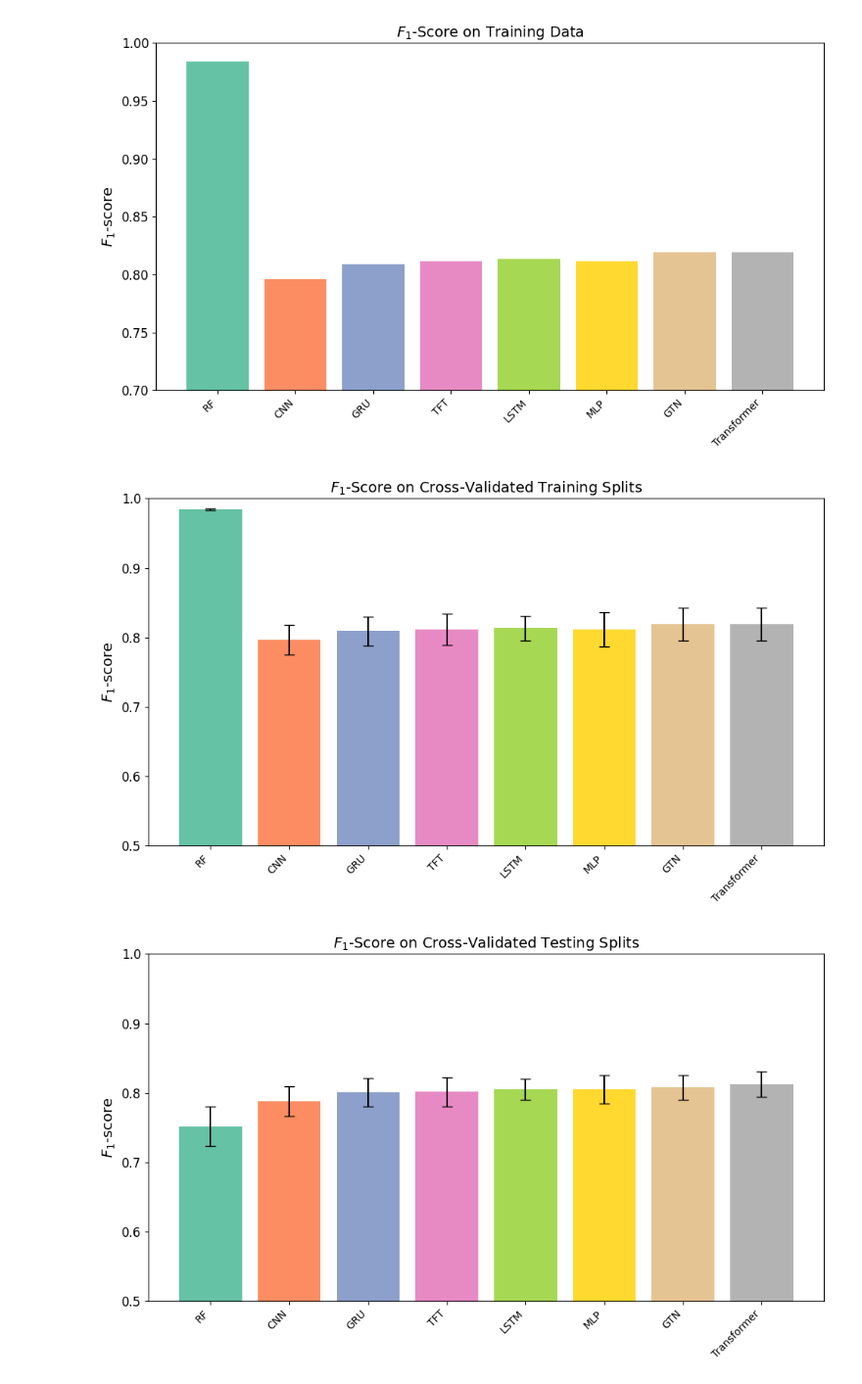
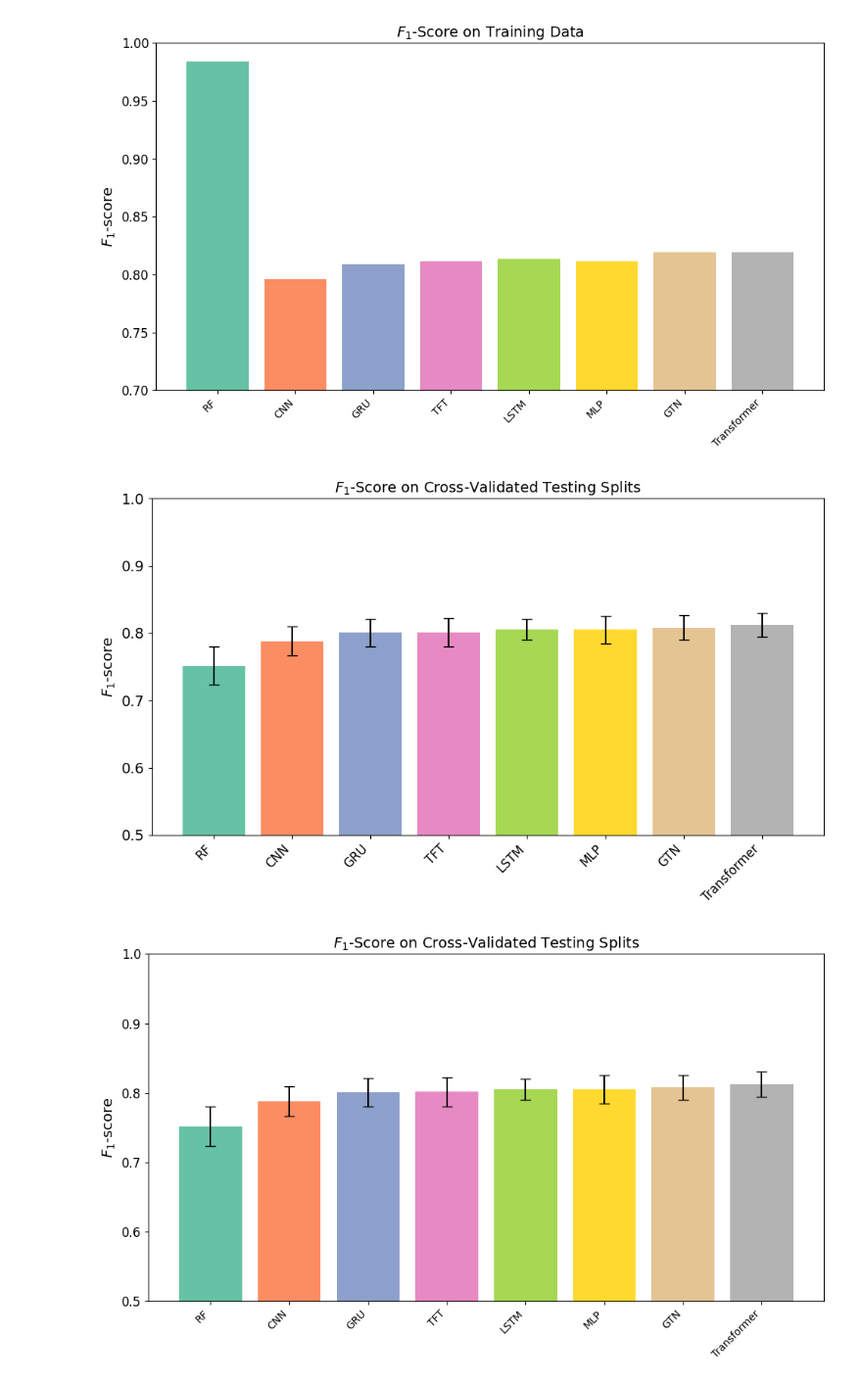
Before and after one commit to paulinebecker2002/mesogeos, a Jupyter notebook: outputs/F1_Score_Comparison.ipynb, the cells around one changed output. Shown at 98% size. Cells and saved outputs as stored; diff of their text form; code cells hidden in the pictures.

```diff
--- a/outputs/F1_Score_Comparison.ipynb
+++ b/outputs/F1_Score_Comparison.ipynb
@@ -8,7 +11,7 @@ import numpy as np
 # %%
-# CSV-Datei einlesen (angepasst auf Semikolon als Trennzeichen)
-mean_df = pd.read_csv("/Users/I566184/bachelorarbeit_coding/mesogeos/csv/crossValidation/mean_values_crossValidation.csv", sep=",") #change to semicolon if needed
-std_df = pd.read_csv("/Users/I566184/bachelorarbeit_coding/mesogeos/csv/crossValidation/std_values_crossValidation.csv", sep=",") #change to semicolon if needed
+PATH = "/Users/I566184/bachelorarbeit_coding/mesogeos/csv/crossValidation"
+mean_df = pd.read_csv(f"{PATH}/mean_values_crossValidation.csv", sep=",") #change to semicolon if needed
+std_df = pd.read_csv(f"{PATH}/std_values_crossValidation.csv", sep=",") #change to semicolon if needed
 score = "F1_Training"  # Der Score, der für die Visualisierung verwendet wird
 # %%
 mean_df
@@ -87,20 +90,20 @@ def create_mean_std_plot(data):
         merge_df[score],
         yerr=merge_df[score_std],
         capsize=5,
-        color=plt.cm.Set2.colors
+        color=plt.cm.Set2.colors,
     )
 
-    plt.ylabel("$F_1$-score", fontsize=14)
-    plt.xticks(rotation=45, ha="right", fontsize=10)
-    plt.yticks(fontsize=12)
+    plt.ylabel("$F_1$-score", fontsize=14, fontweight='medium')
+    plt.xticks(rotation=45, ha="right", fontsize=12, fontweight='medium')
+    plt.yticks(fontsize=14)
     plt.ylim(0.5, 1.00)  # ggf. anpassen
-    plt.title(f"$F_1$-Score on Cross-Validated {data} Splits", fontsize=14)
+    plt.title(f"$F_1$-Score on Cross-Validated {data} Splits", fontsize=14, fontweight='medium')
     plt.tight_layout()
     plt.show()
 # %%
-create_mean_std_plot("Training")
+create_mean_std_plot("Testing")
 # %% [output]
-[figure, old version]
+[figure, new version]
 # %%
 create_mean_std_plot("Testing")
 # %% [output]
```
Also changed, not shown: parts of 18 cells of this notebook, 23 other files.
